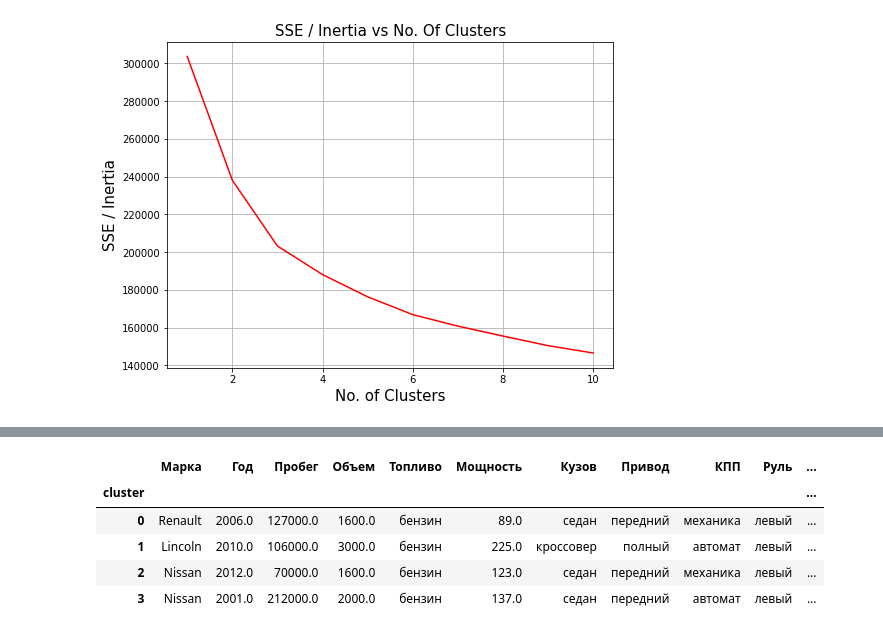
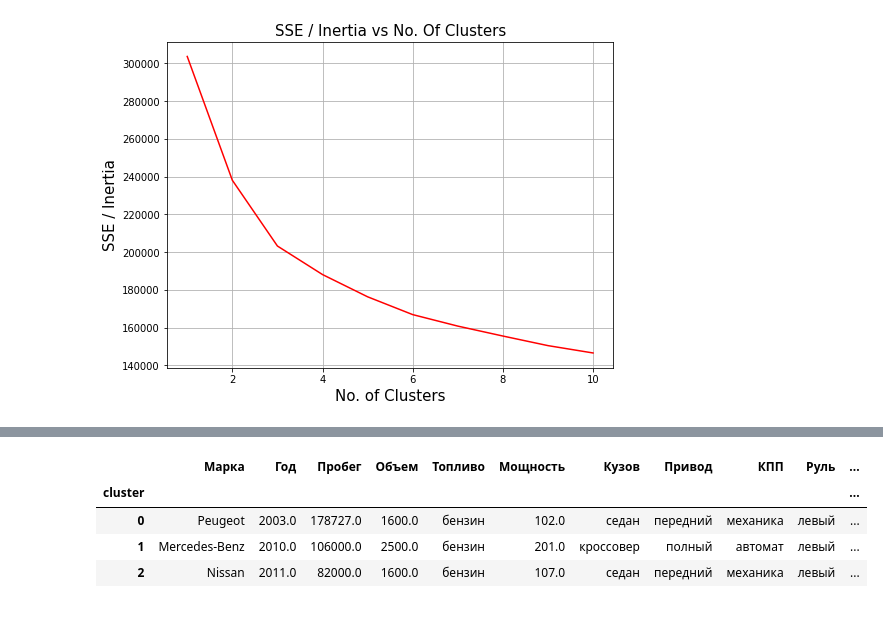
Before and after one commit to babyraggge/ml-algorithms, a Jupyter notebook: 02_kmean.ipynb, the cells around one changed output, grey strips where cells are left out. Saved outputs shown, nothing was run; the diff lists cells and outputs as text; code cells hidden in the pictures.

```diff
--- a/02_kmean.ipynb
+++ b/02_kmean.ipynb
@@ -179,4 +247,20 @@ drawSSEPlot(prep_data, 10)
 #                       ('preprocessor', preprocessor),
 #                       ('clusterizer', KMeans(n_clusters=6))]
 #                       )
+# %%
+def get_clusterization_report_labels(df, clusters):
+  df['cluster'] = clusters
+  df_enc = df.copy(deep=True)
+  labels = []
+  for feature in cat_features:
+    lenc = LabelEncoder()
+    df_enc[feature] = lenc.fit_transform(df[feature])
+    labels.append({i : f for i, f in enumerate(lenc.classes_.tolist())})
+
+  res = df_enc.groupby(by="cluster").median()
+
+  for feature, dictinary in zip(cat_features, labels):
+    res[feature] = res[feature].map(dictinary)
+
+  return res
 # %%
@@ -234,9 +270,12 @@ for feature, dictinary in zip(cat_features, labels):
-# %%
-res
-# %% [output]
-|  | Марка | Год | Пробег | Объем | Топливо | Мощность | Кузов | Привод | КПП | Руль | ... |
-| cluster |  |  |  |  |  |  |  |  |  |  | ... |
-| 0 | Renault | 2006.0 | 127000.0 | 1600.0 | бензин | 89.0 | седан | передний | механика | левый | ... |
-| 1 | Lincoln | 2010.0 | 106000.0 | 3000.0 | бензин | 225.0 | кроссовер | полный | автомат | левый | ... |
-| 2 | Nissan | 2012.0 | 70000.0 | 1600.0 | бензин | 123.0 | седан | передний | механика | левый | ... |
-| 3 | Nissan | 2001.0 | 212000.0 | 2000.0 | бензин | 137.0 | седан | передний | автомат | левый | ... |
+# %%
+# Если использовать 3 кластера, то полученные результаты можно интерпретировать так:
+  # 1. Отностительно свежие азиатские и отечественные автомобили
+  # 2. Премиум автомобили
+  # 3. Старые европейские и отечественные автомобили с большим количеством владельцев
+rep
+# %% [output]
+|  | Марка | Год | Пробег | Объем | Топливо | Мощность | Кузов | Привод | КПП | Руль | ... |
+| cluster |  |  |  |  |  |  |  |  |  |  | ... |
+| 0 | Peugeot | 2003.0 | 178727.0 | 1600.0 | бензин | 102.0 | седан | передний | механика | левый | ... |
+| 1 | Mercedes-Benz | 2010.0 | 106000.0 | 2500.0 | бензин | 201.0 | кроссовер | полный | автомат | левый | ... |
+| 2 | Nissan | 2011.0 | 82000.0 | 1600.0 | бензин | 107.0 | седан | передний | механика | левый | ... |
```
Also changed, not shown: parts of 20 cells of this notebook.
